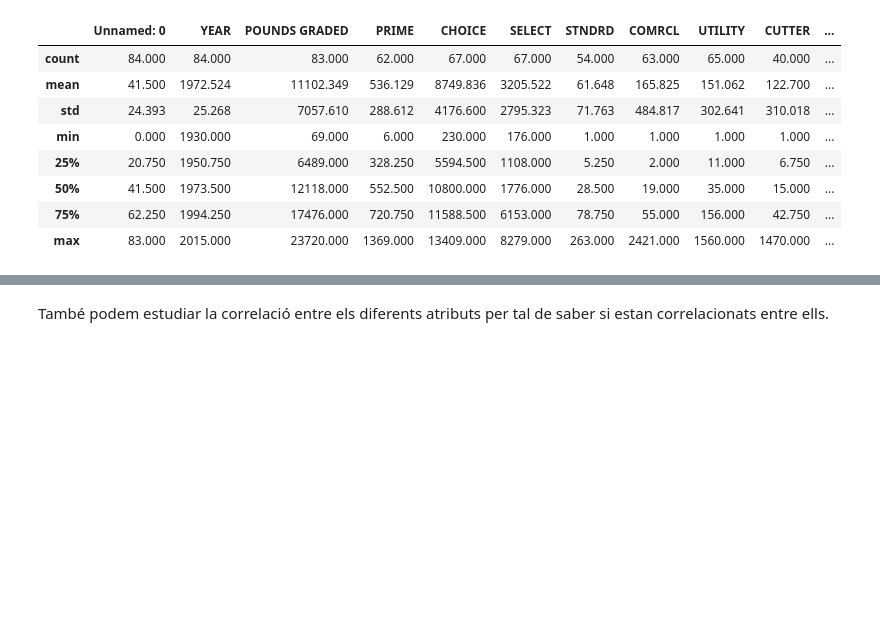
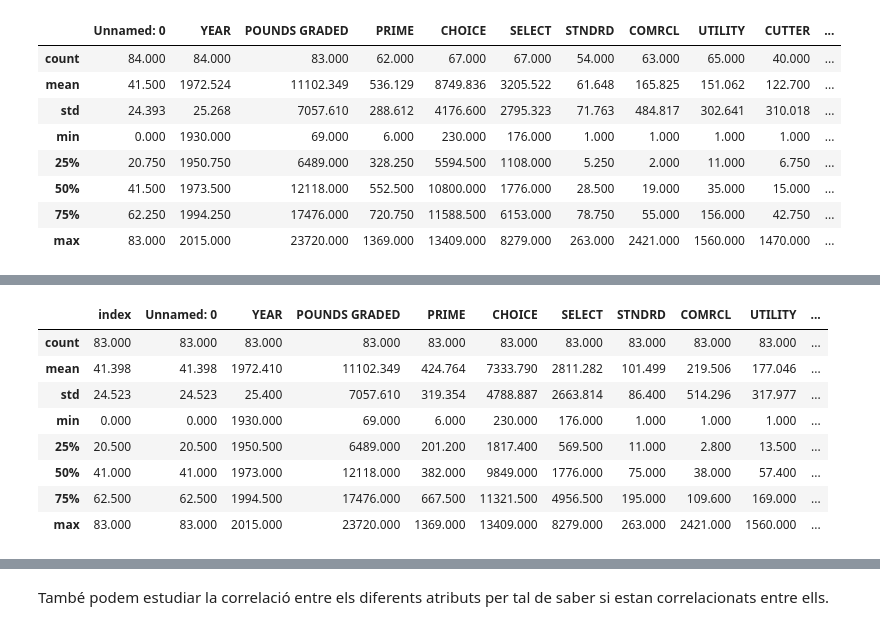
Before and after one commit to guillem-martinez/Practica1-ApC, a Jupyter notebook: Practica1-Regressio2022-GEI.ipynb, the cells around one changed output, grey strips where cells are left out. Cells and saved outputs as stored; diff of their text form; code cells hidden in the pictures; blank space fills up the shorter version.

```diff
--- a/Practica1-Regressio2022-GEI.ipynb
+++ b/Practica1-Regressio2022-GEI.ipynb
@@ -434 +494,13 @@ datasetBeef
+# %%
+dfnew.describe()
+# %% [output]
+|  | index | Unnamed: 0 | YEAR | POUNDS GRADED | PRIME | CHOICE | SELECT | STNDRD | COMRCL | UTILITY | ... |
+| count | 83.000 | 83.000 | 83.000 | 83.000 | 83.000 | 83.000 | 83.000 | 83.000 | 83.000 | 83.000 | ... |
+| mean | 41.398 | 41.398 | 1972.410 | 11102.349 | 424.764 | 7333.790 | 2811.282 | 101.499 | 219.506 | 177.046 | ... |
+| std | 24.523 | 24.523 | 25.400 | 7057.610 | 319.354 | 4788.887 | 2663.814 | 86.400 | 514.296 | 317.977 | ... |
+| min | 0.000 | 0.000 | 1930.000 | 69.000 | 6.000 | 230.000 | 176.000 | 1.000 | 1.000 | 1.000 | ... |
+| 25% | 20.500 | 20.500 | 1950.500 | 6489.000 | 201.200 | 1817.400 | 569.500 | 11.000 | 2.800 | 13.500 | ... |
+| 50% | 41.000 | 41.000 | 1973.000 | 12118.000 | 382.000 | 9849.000 | 1776.000 | 75.000 | 38.000 | 57.400 | ... |
+| 75% | 62.500 | 62.500 | 1994.500 | 17476.000 | 667.500 | 11321.500 | 4956.500 | 195.000 | 109.600 | 169.000 | ... |
+| max | 83.000 | 83.000 | 2015.000 | 23720.000 | 1369.000 | 13409.000 | 8279.000 | 263.000 | 2421.000 | 1560.000 | ... |
 # %%
```
Also changed, not shown: parts of 19 cells of this notebook.
